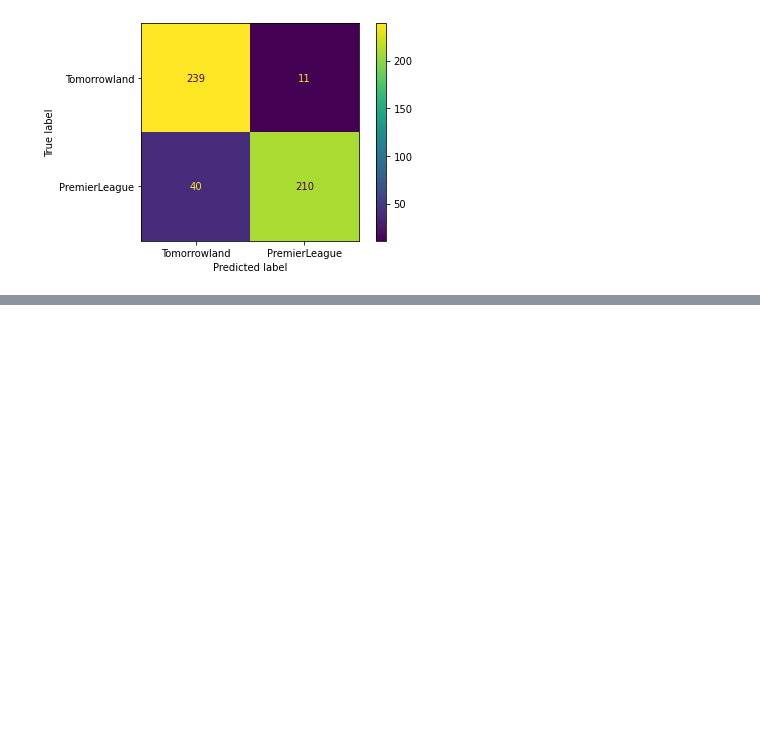
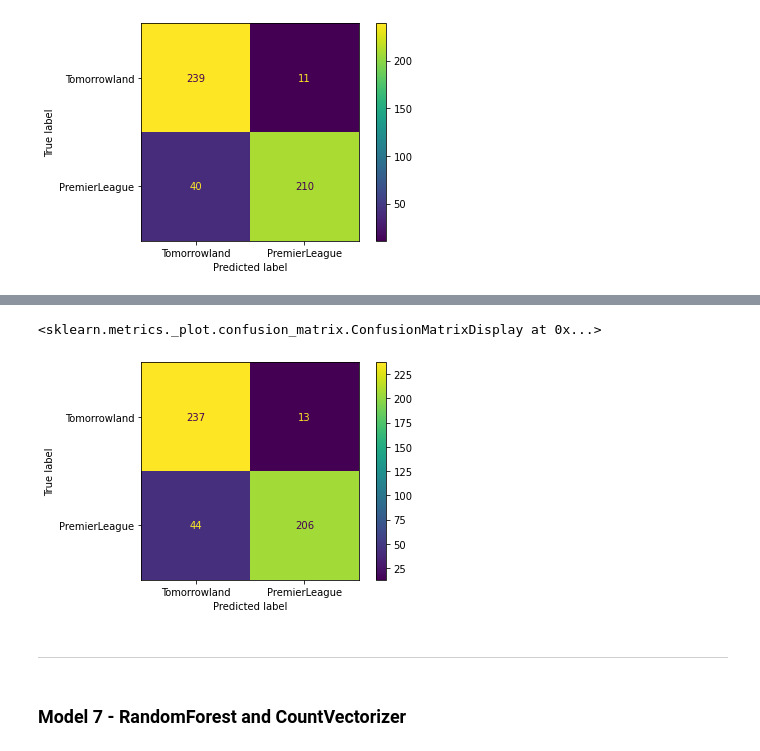
Before and after one commit to ajoneal/reddit-post-classifier, a Jupyter notebook: 11.16.21 Reddit Pull.ipynb, the cells around one changed output, grey strips where cells are left out. Cells and saved outputs as stored; diff of their text form; code cells hidden in the pictures; blank space fills up the shorter version.

Commit message:
made more models

```diff
--- a/11.16.21 Reddit Pull.ipynb
+++ b/11.16.21 Reddit Pull.ipynb
@@ -325,0 +371,9 @@ plot_confusion_matrix(gs5, X_test, y_test, display_labels=['Tomorrowland', 'Prem
+# %%
+plot_confusion_matrix(gs6, X_test, y_test, display_labels=['Tomorrowland', 'PremierLeague'])
+# %% [output]
+<sklearn.metrics._plot.confusion_matrix.ConfusionMatrixDisplay at 0x...>
+[figure, added]
+# %% [markdown]
+---
+# %% [markdown]
+### Model 7 - RandomForest and CountVectorizer
```
Also changed, not shown: parts of 22 cells of this notebook.
